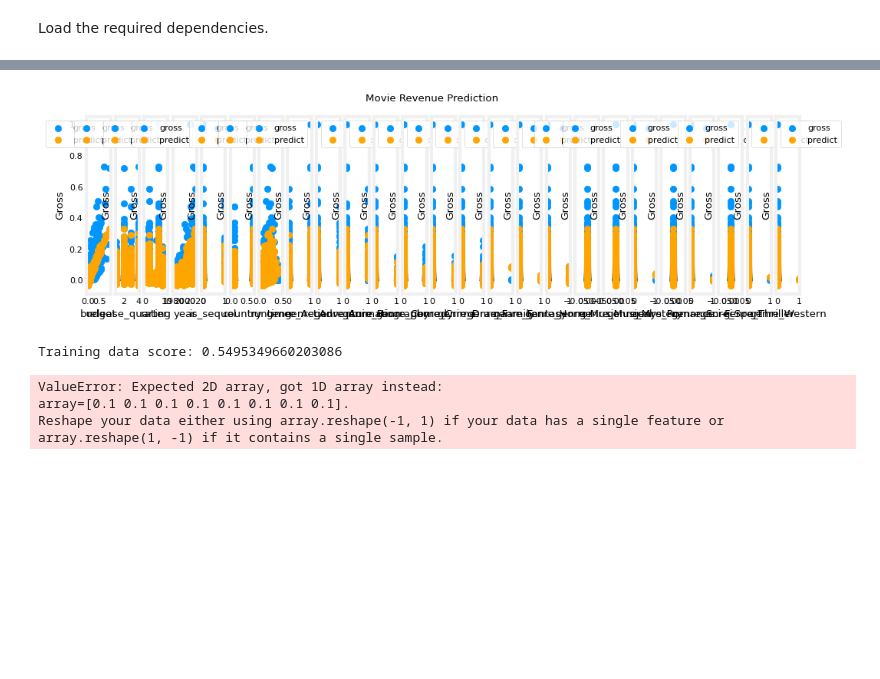
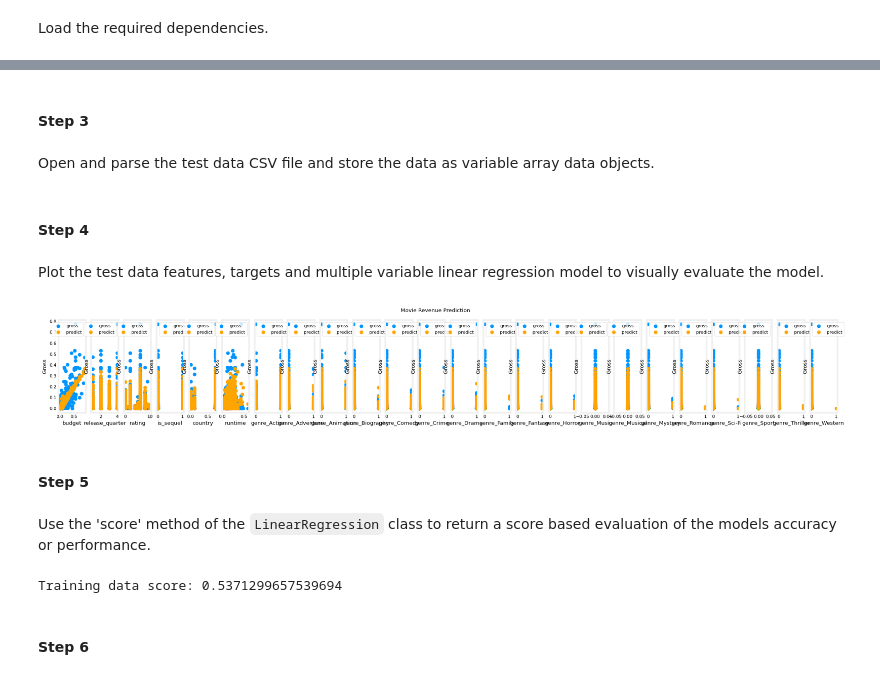
Before and after one commit to TempeHS/2025SE-Jaiden.W-Task2, a Jupyter notebook: Model_Testing_and_Validation/model_evaluation.ipynb, the cells around one changed output, grey strips where cells are left out. Cells and saved outputs as stored; diff of their text form; code cells hidden in the pictures; blank space fills up the shorter version.

```diff
--- a/Model_Testing_and_Validation/model_evaluation.ipynb
+++ b/Model_Testing_and_Validation/model_evaluation.ipynb
@@ -22,40 +24,48 @@ You should be able to understand the code snippets with less guidelines.
 # %%
 filename = 'my_saved_model_v1.sav'
-model_C = pickle.load(open(filename, 'rb'))
+model_A = pickle.load(open(filename, 'rb'))
+# %% [markdown]
+#### Step 3
+# %% [markdown]
+Open and parse the test data CSV file and store the data as variable array data objects.
 # %%
 mx_col = [
-    'budget', 'release_quarter', 'rating', 'year', 'is_sequel', 'country', 'runtime',
+    'budget', 'release_quarter', 'rating','is_sequel', 'country', 'runtime',
     'genre_Action', 'genre_Adventure', 'genre_Animation', 'genre_Biography', 'genre_Comedy',
     'genre_Crime', 'genre_Drama', 'genre_Family', 'genre_Fantasy', 'genre_Horror',
     'genre_Music', 'genre_Musical', 'genre_Mystery', 'genre_Romance', 'genre_Sci-Fi',
     'genre_Sport', 'genre_Thriller', 'genre_Western'
 ]
-testing_data = pd.read_csv('testing_data.csv')
+testing_data = pd.read_csv('testing_data1.csv')
 mx_test = np.array(testing_data[mx_col])
 my_test = np.array(testing_data['gross'])
+# %% [markdown]
+#### Step 4
+# %% [markdown]
+Plot the test data features, targets and multiple variable linear regression model to visually evaluate the model.
 # %%
-my_pred = model_C.predict(mx_test)
+my_pred = model_A.predict(mx_test)
+my_pred = np.maximum(my_pred, 0)
 
 # plot predictions and targets vs original features
-fig,ax=plt.subplots(1,len(mx_col),figsize=(12,3),sharey=True)
+fig,ax=plt.subplots(1,len(mx_col),figsize=(25,3),sharey=True)
 for i in range(len(ax)):
     ax[i].scatter(mx_test[:,i],my_test, label = 'gross')
     ax[i].set_xlabel(mx_col[i])
     ax[i].scatter(mx_test[:,i],my_pred,color="orange", label = 'predict')
     ax[i].set_ylabel("Gross"); ax[i].legend();
 fig.suptitle("Movie Revenue Prediction")
 plt.show()
 # %% [output]
-[figure, old version]
+[figure, new version]
+# %% [markdown]
+#### Step 5
+# %% [markdown]
+Use the 'score' method of the `LinearRegression` class to return a score based evaluation of the models accuracy or performance.
 # %%
-test_score = model_C.score(mx_test, my_test)
+test_score = model_A.score(mx_test, my_test)
 print(f'Training data score: {test_score}')
 # %% [output]
-Training data score: 0.5495349660203086
+Training data score: 0.5371299657539694
-# %%
-#manual calculation of cost
-print(model_C.predict([0.1,0.1,0.1,0.1,0.1,0.1,0.1,0.1,0.1,0.1]))
-# %% [output]
-ValueError: Expected 2D array, got 1D array instead:
-array=[0.1 0.1 0.1 0.1 0.1 0.1 0.1 0.1].
-Reshape your data either using array.reshape(-1, 1) if your data has a single feature or array.reshape(1, -1) if it contains a single sample.
+# %% [markdown]
+#### Step 6
```
Also changed, not shown: parts of 13 cells of this notebook, 12 other files.
